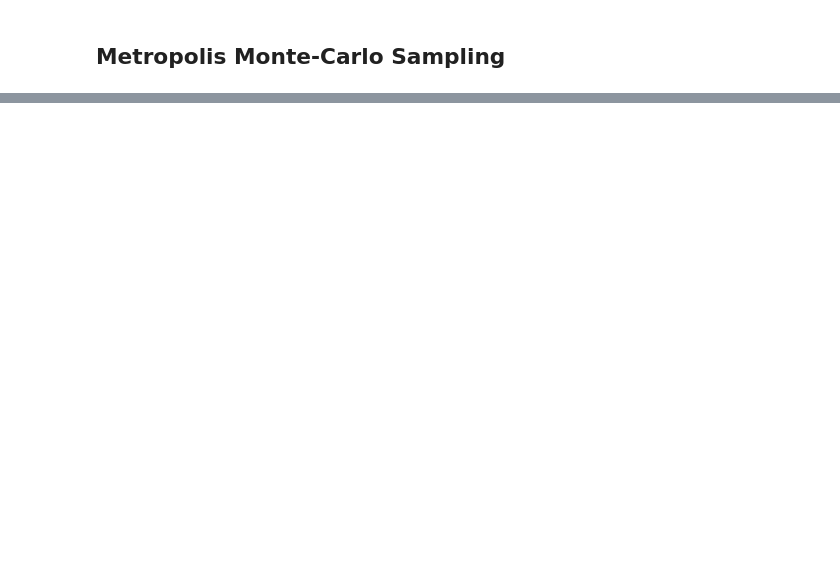
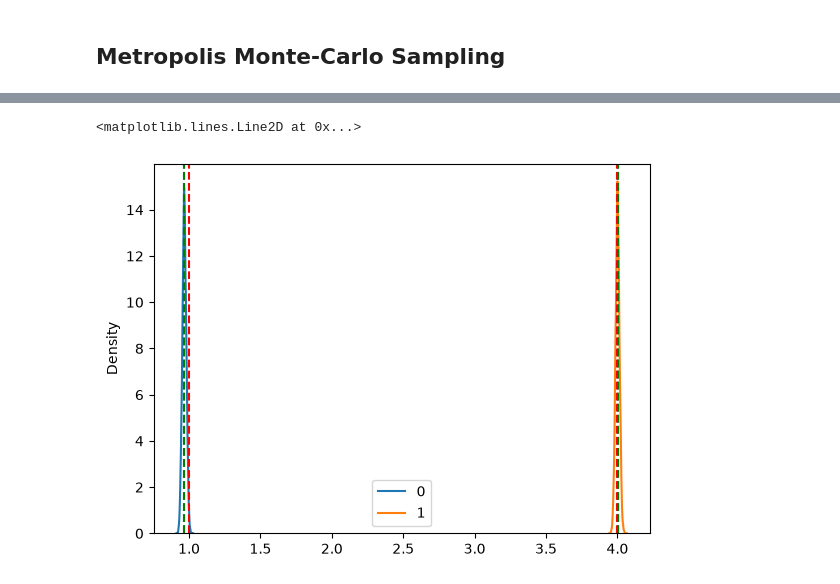
Before and after one commit to gdubbs100/explore-monte-carlo, a Jupyter notebook: montecarlo.ipynb, the cells around one changed output, grey strips where cells are left out. Cells and saved outputs as stored; diff of their text form; code cells hidden in the pictures; blank space fills up the shorter version.

```diff
--- a/montecarlo.ipynb
+++ b/montecarlo.ipynb
@@ -163,0 +376,14 @@ plt.show();
+# %%
+results_to_plot =  sampler.results.reshape(num_chains * burnin, 2).numpy()
+sns.kdeplot(
+    data = results_to_plot
+)
+plt.axvline(x = results_to_plot[:,0].mean(), linestyle = '--')
+plt.axvline(x = results_to_plot[:,1].mean(), linestyle = '--')
+plt.axvline(x = 1.0, c = 'red', linestyle = '--')
+plt.axvline(x = 4.0, c = 'red', linestyle = '--')
+plt.axvline(x = samples[:,0].mean().numpy(), c = 'green', linestyle = '--')
+plt.axvline(x = samples[:,1].mean().numpy(), c = 'green', linestyle = '--')
+# %% [output]
+<matplotlib.lines.Line2D at 0x...>
+[figure, added]
```
Also changed, not shown: parts of 16 cells of this notebook, 3 other files.
